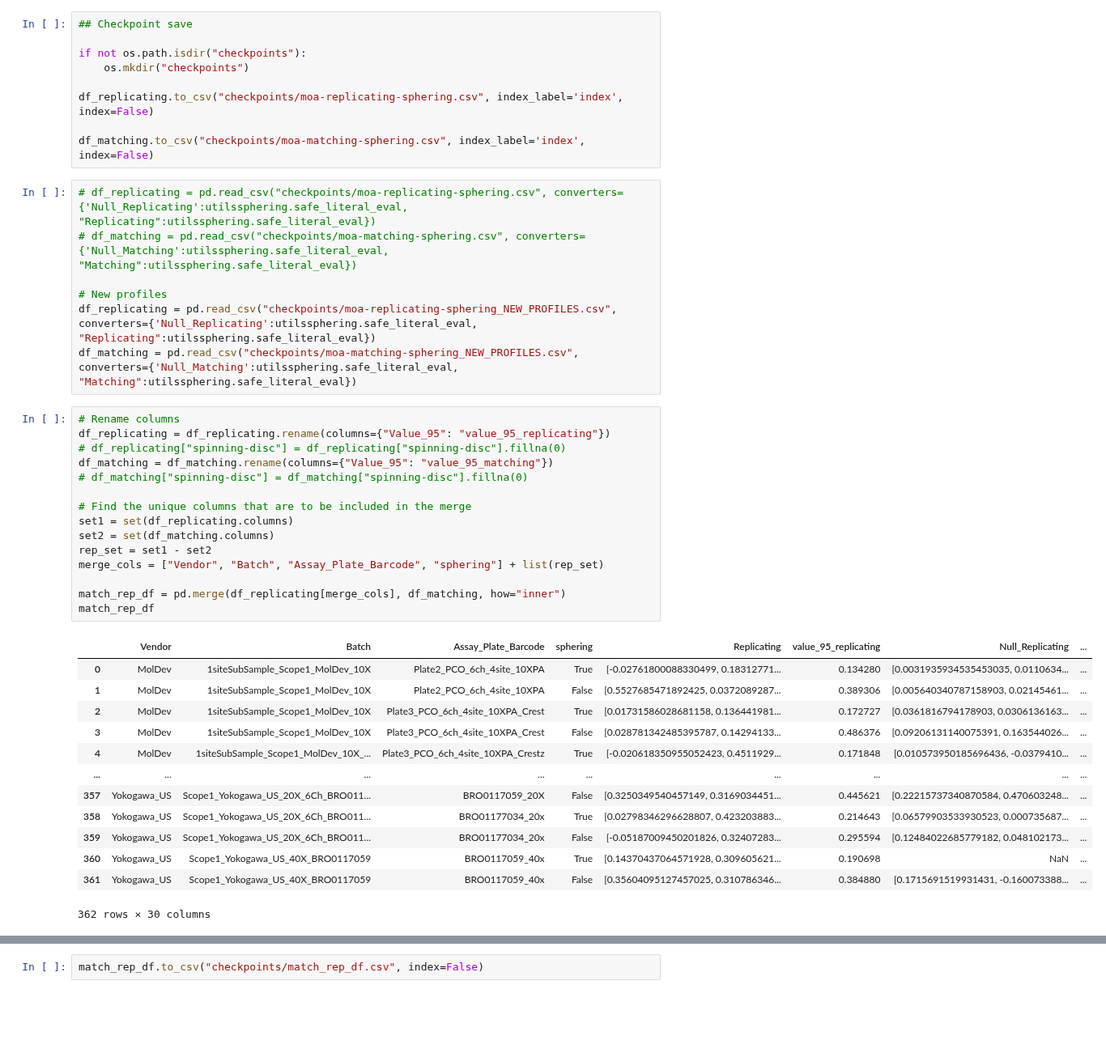
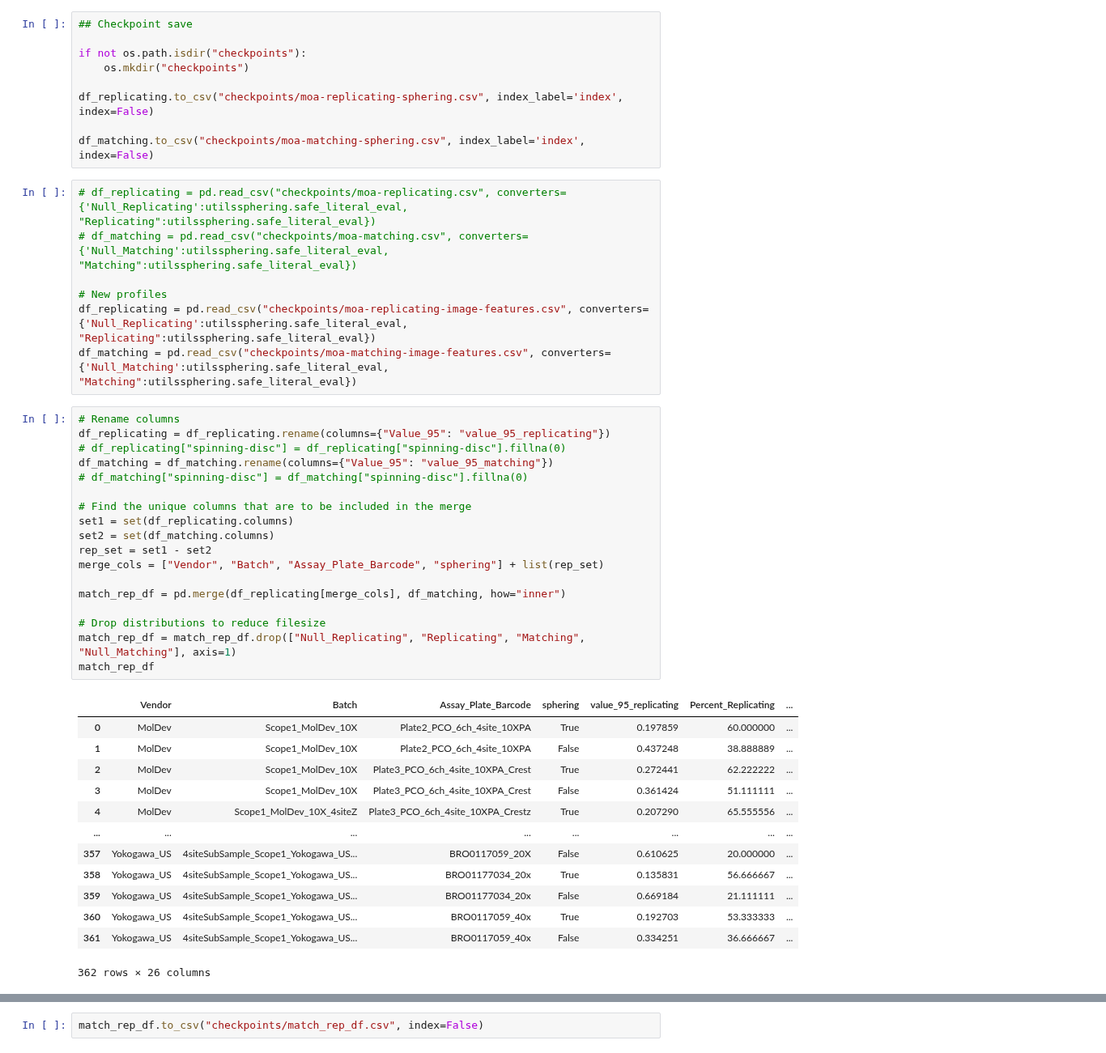
Before and after one commit to jump-cellpainting/jump-scope-analysis, a Jupyter notebook: data-processing.ipynb, the cells around one changed output, grey strips where cells are left out. Shown at 81% size. Drawn from its saved outputs; the diff is of its cells as text; blank space fills up the shorter version.

```diff
--- a/data-processing.ipynb
+++ b/data-processing.ipynb
@@ -186,38 +218,41 @@ df_replicating.to_csv("checkpoints/moa-replicating-sphering.csv", index_label='i
 
 df_matching.to_csv("checkpoints/moa-matching-sphering.csv", index_label='index', index=False)
 # %%
-# df_replicating = pd.read_csv("checkpoints/moa-replicating-sphering.csv", converters={'Null_Replicating':utilssphering.safe_literal_eval, "Replicating":utilssphering.safe_literal_eval})
-# df_matching = pd.read_csv("checkpoints/moa-matching-sphering.csv", converters={'Null_Matching':utilssphering.safe_literal_eval, "Matching":utilssphering.safe_literal_eval})
+# df_replicating = pd.read_csv("checkpoints/moa-replicating.csv", converters={'Null_Replicating':utilssphering.safe_literal_eval, "Replicating":utilssphering.safe_literal_eval})
+# df_matching = pd.read_csv("checkpoints/moa-matching.csv", converters={'Null_Matching':utilssphering.safe_literal_eval, "Matching":utilssphering.safe_literal_eval})
 
 # New profiles
-df_replicating = pd.read_csv("checkpoints/moa-replicating-sphering_NEW_PROFILES.csv", converters={'Null_Replicating':utilssphering.safe_literal_eval, "Replicating":utilssphering.safe_literal_eval})
-df_matching = pd.read_csv("checkpoints/moa-matching-sphering_NEW_PROFILES.csv", converters={'Null_Matching':utilssphering.safe_literal_eval, "Matching":utilssphering.safe_literal_eval})
+df_replicating = pd.read_csv("checkpoints/moa-replicating-image-features.csv", converters={'Null_Replicating':utilssphering.safe_literal_eval, "Replicating":utilssphering.safe_literal_eval})
+df_matching = pd.read_csv("checkpoints/moa-matching-image-features.csv", converters={'Null_Matching':utilssphering.safe_literal_eval, "Matching":utilssphering.safe_literal_eval})
 # %%
 # Rename columns
 df_replicating = df_replicating.rename(columns={"Value_95": "value_95_replicating"})
 # df_replicating["spinning-disc"] = df_replicating["spinning-disc"].fillna(0)
 df_matching = df_matching.rename(columns={"Value_95": "value_95_matching"})
 # df_matching["spinning-disc"] = df_matching["spinning-disc"].fillna(0)
 
 # Find the unique columns that are to be included in the merge
 set1 = set(df_replicating.columns)
 set2 = set(df_matching.columns)
 rep_set = set1 - set2
 merge_cols = ["Vendor", "Batch", "Assay_Plate_Barcode", "sphering"] + list(rep_set)
 
 match_rep_df = pd.merge(df_replicating[merge_cols], df_matching, how="inner")
+
+# Drop distributions to reduce filesize
+match_rep_df = match_rep_df.drop(["Null_Replicating", "Replicating", "Matching", "Null_Matching"], axis=1)
 match_rep_df
 # %% [output]
-|  | Vendor | Batch | Assay_Plate_Barcode | sphering | Replicating | value_95_replicating | Null_Replicating | ... |
-| 0 | MolDev | 1siteSubSample_Scope1_MolDev_10X | Plate2_PCO_6ch_4site_10XPA | True | [-0.02761800088330499, 0.18312771... | 0.134280 | [0.0031935934535453035, 0.0110634... | ... |
-| 1 | MolDev | 1siteSubSample_Scope1_MolDev_10X | Plate2_PCO_6ch_4site_10XPA | False | [0.5527685471892425, 0.0372089287... | 0.389306 | [0.005640340787158903, 0.02145461... | ... |
-| 2 | MolDev | 1siteSubSample_Scope1_MolDev_10X | Plate3_PCO_6ch_4site_10XPA_Crest | True | [0.01731586028681158, 0.136441981... | 0.172727 | [0.0361816794178903, 0.0306136163... | ... |
-| 3 | MolDev | 1siteSubSample_Scope1_MolDev_10X | Plate3_PCO_6ch_4site_10XPA_Crest | False | [0.028781342485395787, 0.14294133... | 0.486376 | [0.09206131140075391, 0.163544026... | ... |
-| 4 | MolDev | 1siteSubSample_Scope1_MolDev_10X_... | Plate3_PCO_6ch_4site_10XPA_Crestz | True | [-0.020618350955052423, 0.4511929... | 0.171848 | [0.010573950185696436, -0.0379410... | ... |
-| ... | ... | ... | ... | ... | ... | ... | ... | ... |
-| 357 | Yokogawa_US | Scope1_Yokogawa_US_20X_6Ch_BRO011... | BRO0117059_20X | False | [0.3250349540457149, 0.3169034451... | 0.445621 | [0.22215737340870584, 0.470603248... | ... |
-| 358 | Yokogawa_US | Scope1_Yokogawa_US_20X_6Ch_BRO011... | BRO01177034_20x | True | [0.02798346296628807, 0.423203883... | 0.214643 | [0.06579903533930523, 0.000735687... | ... |
-| 359 | Yokogawa_US | Scope1_Yokogawa_US_20X_6Ch_BRO011... | BRO01177034_20x | False | [-0.05187009450201826, 0.32407283... | 0.295594 | [0.12484022685779182, 0.048102173... | ... |
-| 360 | Yokogawa_US | Scope1_Yokogawa_US_40X_BRO0117059 | BRO0117059_40x | True | [0.14370437064571928, 0.309605621... | 0.190698 | NaN | ... |
-| 361 | Yokogawa_US | Scope1_Yokogawa_US_40X_BRO0117059 | BRO0117059_40x | False | [0.35604095127457025, 0.310786346... | 0.384880 | [0.1715691519931431, -0.160073388... | ... |
+|  | Vendor | Batch | Assay_Plate_Barcode | sphering | value_95_replicating | Percent_Replicating | ... |
+| 0 | MolDev | Scope1_MolDev_10X | Plate2_PCO_6ch_4site_10XPA | True | 0.197859 | 60.000000 | ... |
+| 1 | MolDev | Scope1_MolDev_10X | Plate2_PCO_6ch_4site_10XPA | False | 0.437248 | 38.888889 | ... |
+| 2 | MolDev | Scope1_MolDev_10X | Plate3_PCO_6ch_4site_10XPA_Crest | True | 0.272441 | 62.222222 | ... |
+| 3 | MolDev | Scope1_MolDev_10X | Plate3_PCO_6ch_4site_10XPA_Crest | False | 0.361424 | 51.111111 | ... |
+| 4 | MolDev | Scope1_MolDev_10X_4siteZ | Plate3_PCO_6ch_4site_10XPA_Crestz | True | 0.207290 | 65.555556 | ... |
+| ... | ... | ... | ... | ... | ... | ... | ... |
+| 357 | Yokogawa_US | 4siteSubSample_Scope1_Yokogawa_US... | BRO0117059_20X | False | 0.610625 | 20.000000 | ... |
+| 358 | Yokogawa_US | 4siteSubSample_Scope1_Yokogawa_US... | BRO01177034_20x | True | 0.135831 | 56.666667 | ... |
+| 359 | Yokogawa_US | 4siteSubSample_Scope1_Yokogawa_US... | BRO01177034_20x | False | 0.669184 | 21.111111 | ... |
+| 360 | Yokogawa_US | 4siteSubSample_Scope1_Yokogawa_US... | BRO0117059_40x | True | 0.192703 | 53.333333 | ... |
+| 361 | Yokogawa_US | 4siteSubSample_Scope1_Yokogawa_US... | BRO0117059_40x | False | 0.334251 | 36.666667 | ... |
-362 rows × 30 columns
+362 rows × 26 columns
```
Also changed, not shown: parts of 12 cells of this notebook.
